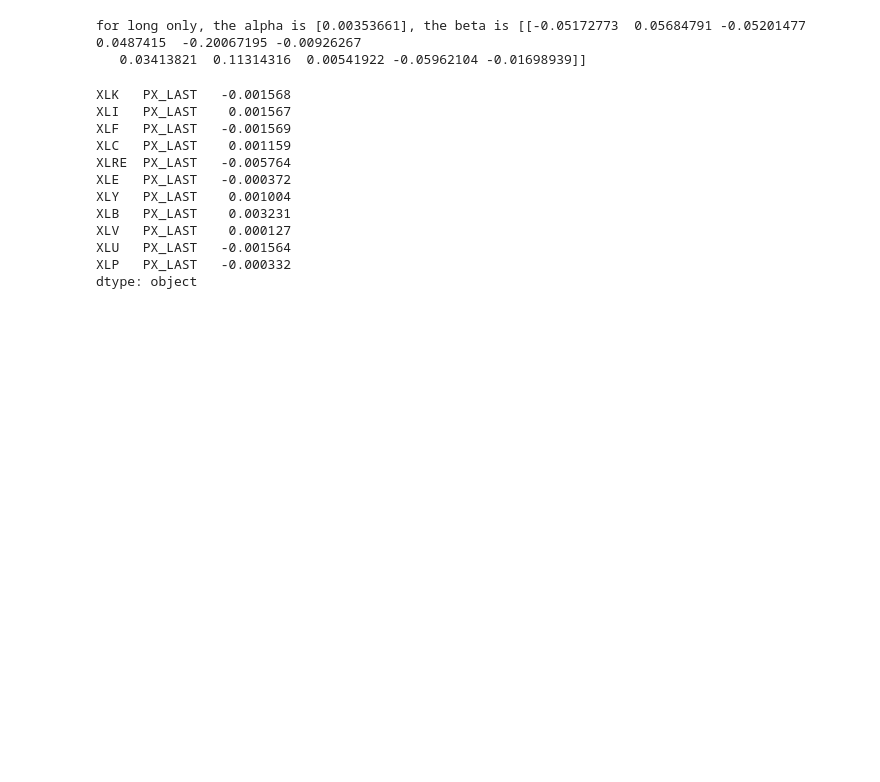
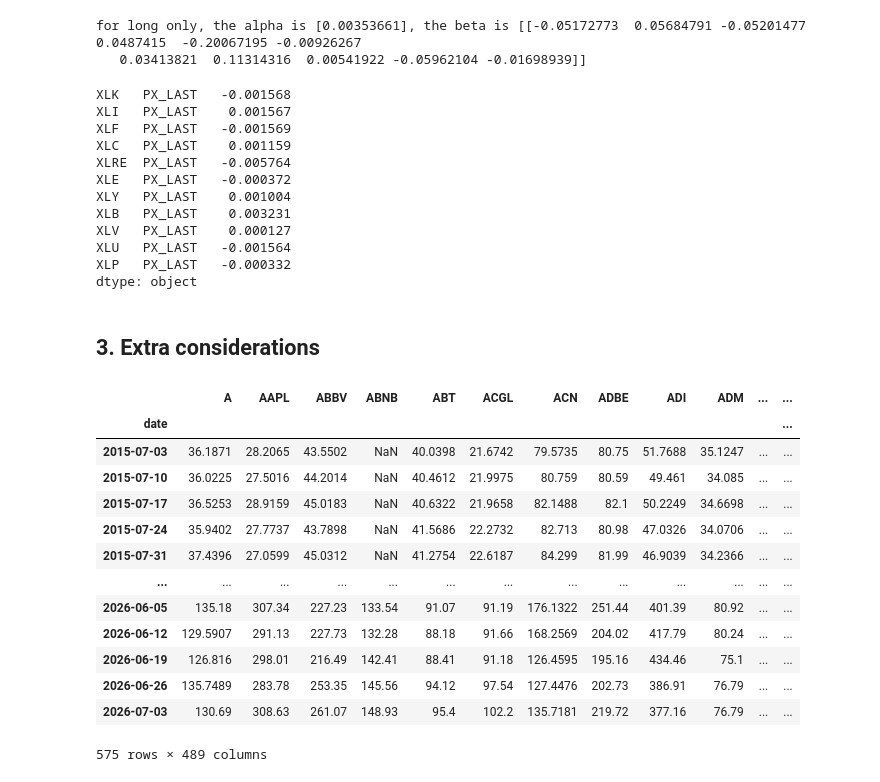
Before and after one commit to starckyang/market-finm-by-mark, a Jupyter notebook: notebooks/equity-and-etfs.ipynb, the cells around one changed output. Saved outputs shown, nothing was run; the diff lists cells and outputs as text; code cells hidden in the pictures; blank space fills up the shorter version.

```diff
--- a/notebooks/equity-and-etfs.ipynb
+++ b/notebooks/equity-and-etfs.ipynb
@@ -781,3 +785,22 @@ XLV   PX_LAST    0.000127
 XLU   PX_LAST   -0.001564
 XLP   PX_LAST   -0.000332
 dtype: object
+# %% [markdown]
+## 3. Extra considerations
+# %%
+px_only
+# %% [output]
+|  | A | AAPL | ABBV | ABNB | ABT | ACGL | ACN | ADBE | ADI | ADM | ... | ... |
+| date |  |  |  |  |  |  |  |  |  |  |  | ... |
+| 2015-07-03 | 36.1871 | 28.2065 | 43.5502 | NaN | 40.0398 | 21.6742 | 79.5735 | 80.75 | 51.7688 | 35.1247 | ... | ... |
+| 2015-07-10 | 36.0225 | 27.5016 | 44.2014 | NaN | 40.4612 | 21.9975 | 80.759 | 80.59 | 49.461 | 34.085 | ... | ... |
+| 2015-07-17 | 36.5253 | 28.9159 | 45.0183 | NaN | 40.6322 | 21.9658 | 82.1488 | 82.1 | 50.2249 | 34.6698 | ... | ... |
+| 2015-07-24 | 35.9402 | 27.7737 | 43.7898 | NaN | 41.5686 | 22.2732 | 82.713 | 80.98 | 47.0326 | 34.0706 | ... | ... |
+| 2015-07-31 | 37.4396 | 27.0599 | 45.0312 | NaN | 41.2754 | 22.6187 | 84.299 | 81.99 | 46.9039 | 34.2366 | ... | ... |
+| ... | ... | ... | ... | ... | ... | ... | ... | ... | ... | ... | ... | ... |
+| 2026-06-05 | 135.18 | 307.34 | 227.23 | 133.54 | 91.07 | 91.19 | 176.1322 | 251.44 | 401.39 | 80.92 | ... | ... |
+| 2026-06-12 | 129.5907 | 291.13 | 227.73 | 132.28 | 88.18 | 91.66 | 168.2569 | 204.02 | 417.79 | 80.24 | ... | ... |
+| 2026-06-19 | 126.816 | 298.01 | 216.49 | 142.41 | 88.41 | 91.18 | 126.4595 | 195.16 | 434.46 | 75.1 | ... | ... |
+| 2026-06-26 | 135.7489 | 283.78 | 253.35 | 145.56 | 94.12 | 97.54 | 127.4476 | 202.73 | 386.91 | 76.79 | ... | ... |
+| 2026-07-03 | 130.69 | 308.63 | 261.07 | 148.93 | 95.4 | 102.2 | 135.7181 | 219.72 | 377.16 | 76.79 | ... | ... |
+575 rows × 489 columns
```
Also changed, not shown: parts of 15 cells of this notebook.
